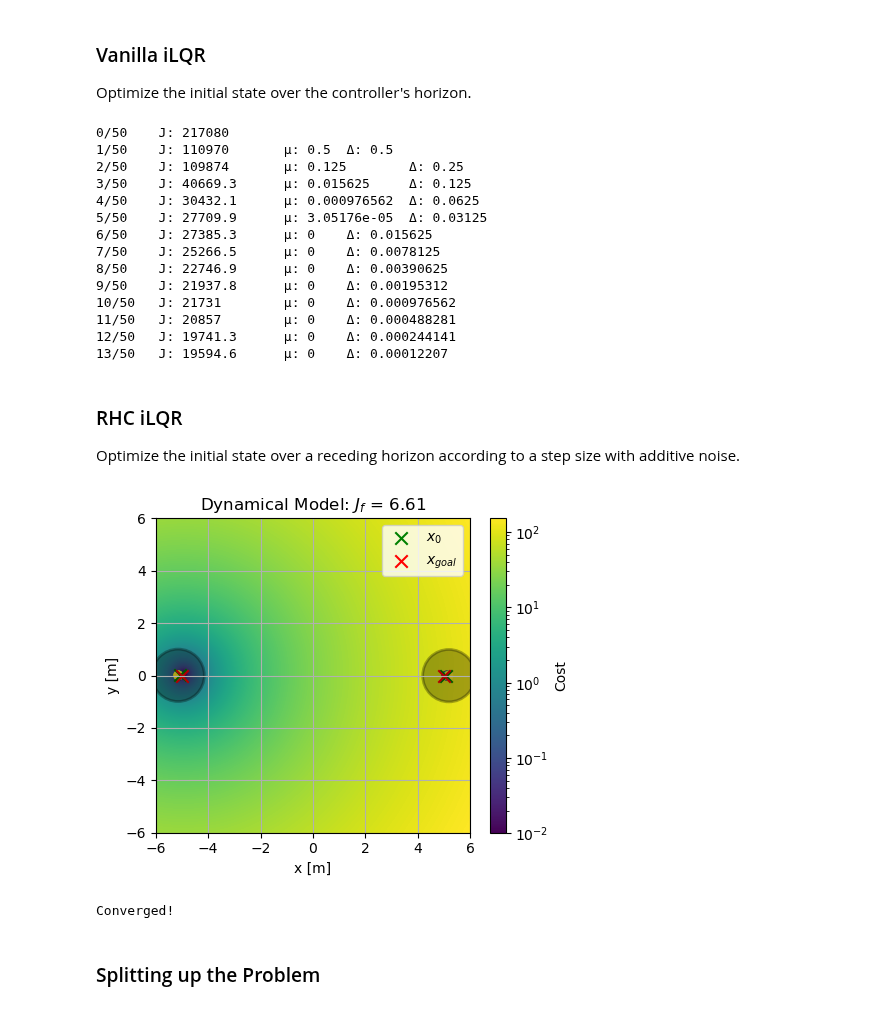
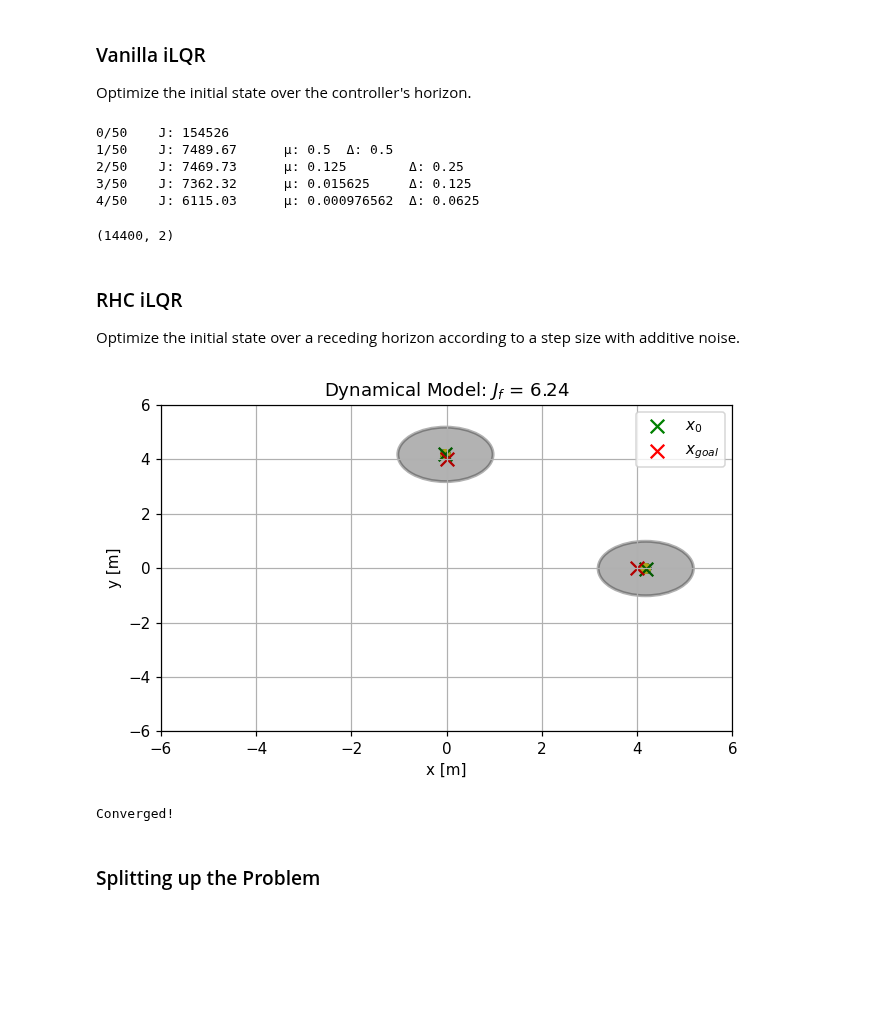
Before and after one commit to labicon/dp-ilqr, a Jupyter notebook: notebooks/main.ipynb, the cells around one changed output. Drawn from its saved outputs; the diff is of its cells as text; code cells hidden in the pictures; blank space fills up the shorter version.

```diff
--- a/notebooks/main.ipynb
+++ b/notebooks/main.ipynb
@@ -162,17 +39,0 @@ rhc = RecedingHorizonController(x0, ilqr, step_size)
-# %%
-U = np.zeros((N, ilqr.n_u))
-x = x0
-for X, U, J in rhc.run(U, n_lqr_iter=n_lqr_iter, tol=tol):
-    # Apply the noisy control sequence.
-    # X, J = rhc._controller._rollout(rhc.x, U)
-    # rhc.x = X[-1]
-
-    display.clear_output(wait=True)
-    ilqr.plot(X,
-          title_suffix=f': $J_f$ = {J:.3g}',
-          do_headings=False,
-          surface_plot=True,
-          log_colors=True,
-          axis=(-6, 6, -6, 6))
-    display.display(plt.gcf())
-    plt.pause(1)
@@ -243,23 +98,17 @@ game_cost = GameCost([uni1_cost, uni2_cost], [coupling_costs], dynamics.x_dims,
 ### Vanilla iLQR
 Optimize the initial state over the controller's horizon.
 # %%
-ilqr = iLQR(dynamics, game_cost, N=N)
-X, U, Jf = ilqr.run(x0, n_lqr_iter=n_lqr_iter, tol=tol)
+N = 100
+ilqr = iLQR(dynamics, multicost, N=N)
+U0 = 1e-2 * np.random.randn(N, dynamics.n_u)
+# U0 = np.zeros((N, dynamics.n_u))
+X, U, Jf = ilqr.solve(x0, U=U0, n_lqr_iter=n_lqr_iter, tol=tol)
 # %% [output]
-0/50    J: 217080
-1/50    J: 110970       μ: 0.5  Δ: 0.5
-2/50    J: 109874       μ: 0.125        Δ: 0.25
-3/50    J: 40669.3      μ: 0.015625     Δ: 0.125
-4/50    J: 30432.1      μ: 0.000976562  Δ: 0.0625
-5/50    J: 27709.9      μ: 3.05176e-05  Δ: 0.03125
-6/50    J: 27385.3      μ: 0    Δ: 0.015625
-7/50    J: 25266.5      μ: 0    Δ: 0.0078125
-8/50    J: 22746.9      μ: 0    Δ: 0.00390625
-9/50    J: 21937.8      μ: 0    Δ: 0.00195312
-10/50   J: 21731        μ: 0    Δ: 0.000976562
-11/50   J: 20857        μ: 0    Δ: 0.000488281
-12/50   J: 19741.3      μ: 0    Δ: 0.000244141
-13/50   J: 19594.6      μ: 0    Δ: 0.00012207
+0/50    J: 154526
+1/50    J: 7489.67      μ: 0.5  Δ: 0.5
+2/50    J: 7469.73      μ: 0.125        Δ: 0.25
+3/50    J: 7362.32      μ: 0.015625     Δ: 0.125
+4/50    J: 6115.03      μ: 0.000976562  Δ: 0.0625
 # %%
 plt.figure(f1, clear=True)
 ilqr.plot(X,
@@ -274,24 +126,33 @@ ilqr.plot(X,
+# %%
+pts = np.mgrid[axis[0]:axis[1]:STEP, axis[2]:axis[3]:STEP].T.reshape(-1,2)
+# %% [output]
+(14400, 2)
 # %% [markdown]
 ### RHC iLQR
 Optimize the initial state over a receding horizon according to a step size with additive noise.
 # %%
 step_size = 10
-ilqr = iLQR(dynamics, game_cost, N=N)
+ilqr = iLQR(dynamics, multicost, N=N)
 rhc = RecedingHorizonController(x0, ilqr, step_size)
 # %%
-U = np.zeros((N, ilqr.n_u))
-for X, U, J in rhc.run(U, J_converge=10.0, n_lqr_iter=n_lqr_iter, tol=tol):
-    print(f"{X.shape=}\t{U.shape=}\t{J=}")
+X = np.zeros((0, dynamics.n_x))
+# U0 = np.zeros((N, ilqr.n_u))
+U0 = 1e-2 * np.random.randn(N, ilqr.n_u)
+for Xi, Ui, J in rhc.solve(U0, J_converge=10.0, n_lqr_iter=n_lqr_iter, tol=tol):
+    print(f"{Xi.shape=}\t{Ui.shape=}\t{J=}")
     display.clear_output(wait=True)
-    ilqr.plot(X,
+    ilqr.plot(Xi,
           title_suffix=f': $J_f$ = {J:.3g}',
           do_headings=False,
-          surface_plot=True,
+          surface_plot=False,
           log_colors=True,
           axis=(-6, 6, -6, 6),
-          agent_ind=1)
+          agent_ind=0
+    )
     display.display(plt.gcf())
     plt.pause(0.1)
+
+    X = np.vstack([X, Xi])
 # %% [output]
-[figure, old version]
+[figure, new version]
 Converged!
```
Also changed, not shown: parts of 40 cells of this notebook, 6 other files.
